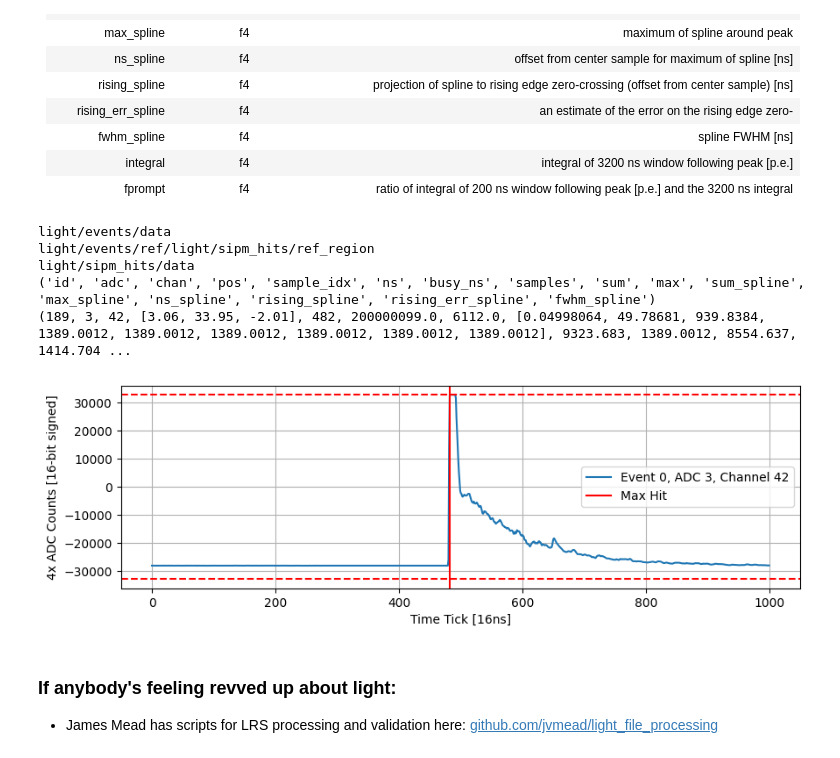
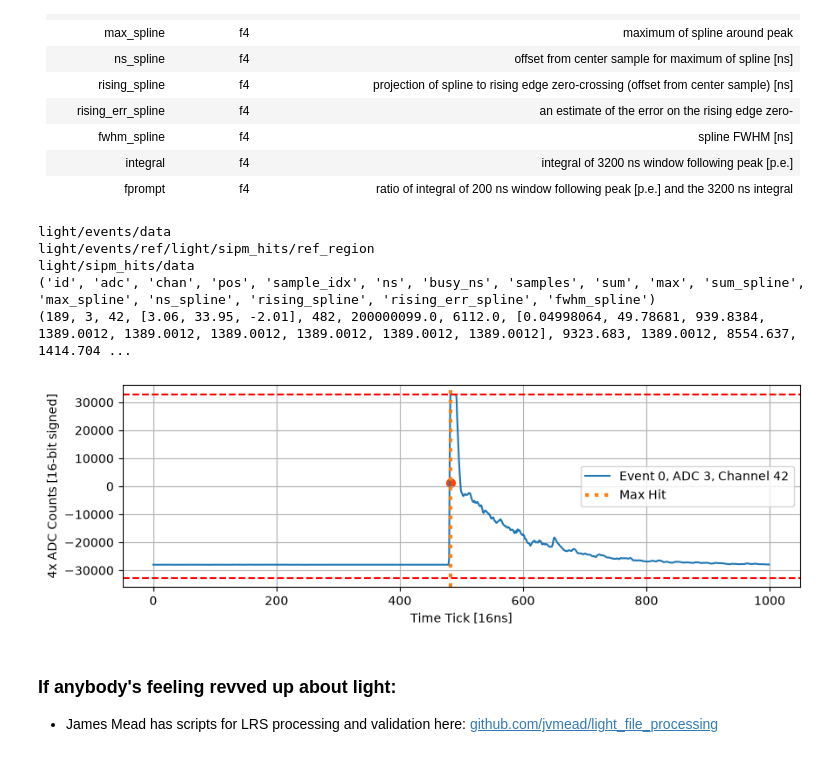
Before and after one commit to DUNE/ndlar_flow, a Jupyter notebook: docs/Light_Tutorial_2026/ND_Prototypes_Wkshp_0926_LRS_Tutorial.ipynb, the cells around one changed output. Cells and saved outputs as stored; diff of their text form; code cells hidden in the pictures.

```diff
--- a/docs/Light_Tutorial_2026/ND_Prototypes_Wkshp_0926_LRS_Tutorial.ipynb
+++ b/docs/Light_Tutorial_2026/ND_Prototypes_Wkshp_0926_LRS_Tutorial.ipynb
@@ -448,27 +443,28 @@ Structure of light/data/flash:
 # %%
 light_sum_hit_0 = one_to_many(light_evts['id'][0], f, 'light/events', 'light/sipm_hits')
 print(light_sum_hit_0.dtype.names)
 max_sipm_hit_idx = np.argmax(light_sum_hit_0['max'])
 print(light_sum_hit_0[max_sipm_hit_idx])
 
 plt.figure(figsize=(10,3))
 plt.plot(light_wvfms['samples'][light_evts['id'][0], light_sum_hit_0[max_sipm_hit_idx]['adc'], light_sum_hit_0[max_sipm_hit_idx]['chan'], :], label='Event {}, ADC {}, Channel {}'.format(light_evts['id'][0], light_sum_hit_0[max_sipm_hit_idx]['adc'], light_sum_hit_0[max_sipm_hit_idx]['chan']))
 #overlay line at 32767 and -32768
-plt.axvline(light_sum_hit_0[max_sipm_hit_idx]['sample_idx'], color='o', label='Max Hit', linestyle=':')
+plt.axvline(light_sum_hit_0[max_sipm_hit_idx]['sample_idx'], color='tab:orange', label='Max Hit', linestyle=':', linewidth=3)
+plt.scatter(light_sum_hit_0[max_sipm_hit_idx]['sample_idx'], light_sum_hit_0[max_sipm_hit_idx]['max'], color='orangered', s=50)
 plt.axhline(y=32767, color='r', linestyle='--')
 plt.axhline(y=-32768, color='r', linestyle='--')
 plt.xlabel('Time Tick [16ns]')
 plt.ylabel('4x ADC Counts [16-bit signed]')
 plt.legend()
 plt.grid()
 plt.show()
 # %% [output]
 light/events/data
 light/events/ref/light/sipm_hits/ref_region
 light/sipm_hits/data
 ('id', 'adc', 'chan', 'pos', 'sample_idx', 'ns', 'busy_ns', 'samples', 'sum', 'max', 'sum_spline', 'max_spline', 'ns_spline', 'rising_spline', 'rising_err_spline', 'fwhm_spline')
 (189, 3, 42, [3.06, 33.95, -2.01], 482, 200000099.0, 6112.0, [0.04998064, 49.78681, 939.8384, 1389.0012, 1389.0012, 1389.0012, 1389.0012, 1389.0012, 1389.0012], 9323.683, 1389.0012, 8554.637, 1414.704 ...
-[figure, old version]
+[figure, new version]
 # %% [markdown]
 ### If anybody's feeling revved up about light:
 * James Mead has scripts for LRS processing and validation here: [github.com/jvmead/light_file_processing](https://github.com/jvmead/light_file_processing)
```
Also changed, not shown: parts of 5 cells of this notebook.
